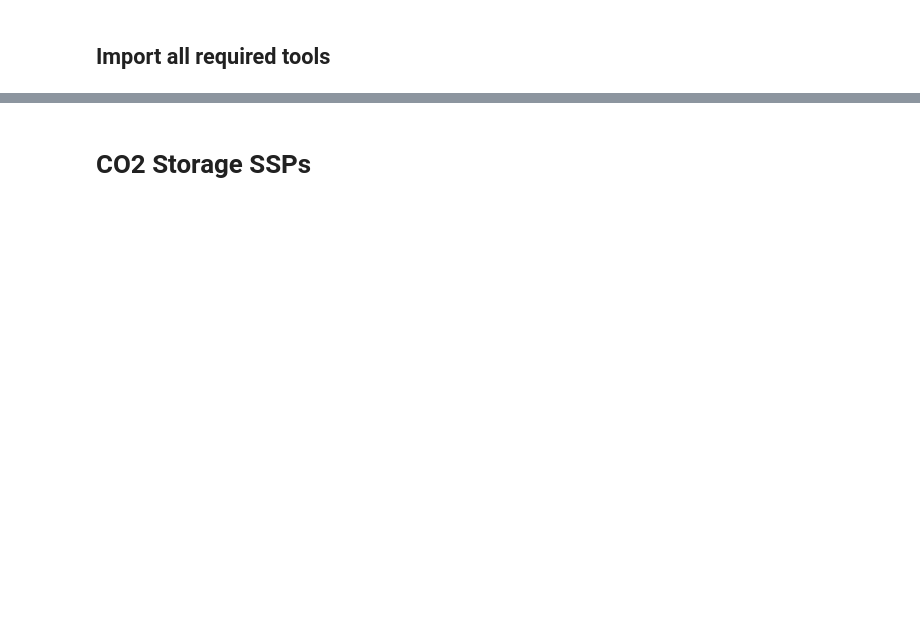
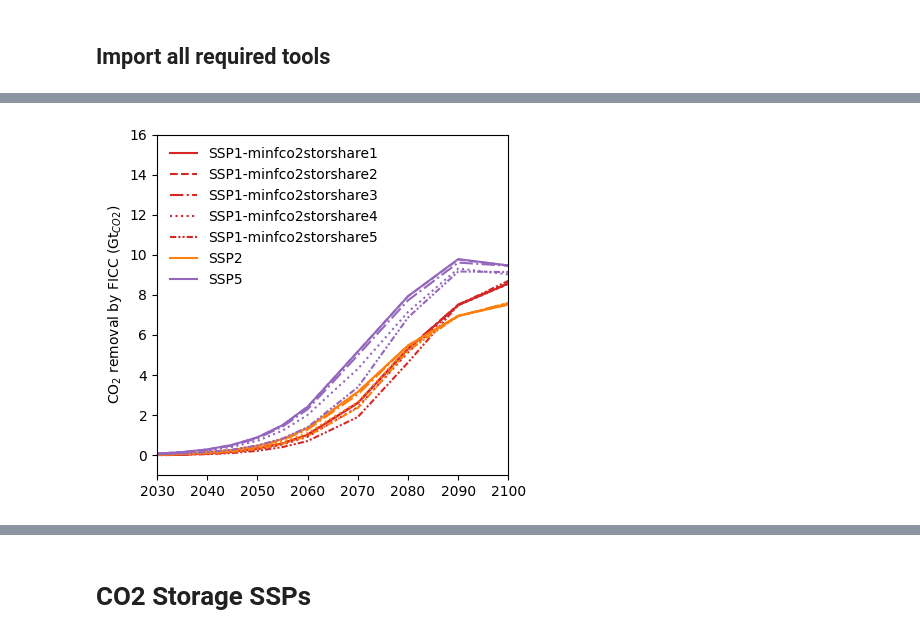
Before and after one commit to ywpratama/message_ix, a Jupyter notebook: tutorial/dac_scenarios/SSPs/[SSP_dev] Single Runner Summary Report - CO2 Infrastucture Split.ipynb, the cells around one changed output, grey strips where cells are left out. Cells and saved outputs as stored; diff of their text form; code cells hidden in the pictures; blank space fills up the shorter version.

```diff
--- a/tutorial/dac_scenarios/SSPs/[SSP_dev] Single Runner Summary Report - CO2 Infrastucture Split.ipynb
+++ b/tutorial/dac_scenarios/SSPs/[SSP_dev] Single Runner Summary Report - CO2 Infrastucture Split.ipynb
@@ -76,14 +76,23 @@ daccosts ={
     "daccost5":[1.00,0.77,0.61,0.46,0.36,0.27,0.22,0.16,0.13,0.11,0.11,0.10,0.10],
 }
 
+dacenergies ={
+    "dacener1":[1.00,0.97,0.96,0.94,0.93,0.92,0.91,0.91,0.90,0.90,0.90,0.90,0.90],
+    "dacener2":[1.00,0.92,0.87,0.82,0.79,0.76,0.74,0.72,0.71,0.70,0.70,0.70,0.70],
+    "dacener3":[1.00,0.87,0.79,0.70,0.64,0.59,0.56,0.54,0.51,0.51,0.51,0.50,0.50],
+    "dacener4":[1.00,0.82,0.70,0.58,0.50,0.43,0.39,0.35,0.32,0.31,0.31,0.30,0.30],
+    "dacener5":[1.00,0.77,0.61,0.46,0.36,0.27,0.22,0.16,0.13,0.11,0.11,0.10,0.10],
+}
+
 scenariotec = ['dac_lt','dac_ht']
 parameters = {
-    "co2rates":co2rates,
-    "mpens":mpens,
-    "stors":stors,
+#    "co2rates":co2rates,
+#    "mpens":mpens,
+#    "stors":stors,
 #    "maxfco2storshares":maxfco2storshares,
-#    "minfco2storshares":minfco2storshares,
-#    "daccosts":daccosts
+    "minfco2storshares":minfco2storshares,
+    "daccosts":daccosts,
+    "dacenergies":dacenergies
 }
 # %%
 list(parameters)
@@ -157,0 +171,66 @@ for par in list(parameters):
+# %%
+terms = ["long-term","short-term"]
+terms = ["long-term"]
+
+for par in list(parameters):
+    mp = ixmp.Platform()
+
+    if par == "mpens":
+        scenarios = {f"SSP_dev_{ssp}_v0.1_dac":
+                 {f"1000f_v0.13_dac-co2split_{parsc}": [] for parsc in parameters[par].keys()}
+                 for ssp in ssps
+                }
+    else:
+        scenarios = {f"SSP_dev_{ssp}_v0.1_dac":
+                 {f"1000f_v0.13_dac-co2split_mpen3_{parsc}": [] for parsc in parameters[par].keys()}
+                 for ssp in ssps
+                }
+
+    for k,v in scenarios.items():
+        for k1,v1 in v.items():
+            scen = message_ix.Scenario(mp, model=k, scenario=k1)
+            ccsrem = (scen.var("ACT",{"technology":"co2_tr_sd","mode":"M1"})
+                   .set_index(["node_loc","technology","year_vtg","year_act","mode","time"])
+                   .droplevel(["mode","time"])).mul(3.67).div(1000)
+            ccsrem = ccsrem.groupby("year_act").sum()["lvl"]
+            scenarios[k][k1] = ccsrem
+
+    for term in terms:
+        plt.figure(figsize=(4.5,4))
+        for ssp in ssps:
+            for p in range(len(parameters[par].keys())):
+                model = f"SSP_dev_{ssp}_v0.1_dac"
+                if par == "mpens":
+                    scenario = f"1000f_v0.13_dac-co2split_{list(parameters[par].keys())[p]}"
+                else:
+                    scenario = f"1000f_v0.13_dac-co2split_mpen3_{list(parameters[par].keys())[p]}"
+
+                if ssp == "SSP1":
+                    kwargs = {"label": f"{ssp}-{list(parameters[par].keys())[p]}"}
+                elif ssp != "SSP1" and p == 0:
+                    kwargs = {"label": f"{ssp}"}
+                else:
+                    kwargs = {}
+
+                plt.plot(scenarios[model][scenario], ls=lines[p], c=colors[ssp], **kwargs)
+
+        if term == "long-term":
+            plt.xlim(2030,2100)
+            plt.xticks(range(2030,2110,10))
+            plt.ylim(-1,16)
+            plt.yticks(range(0,18,2))
+        else:
+            plt.xlim(2030,2070)
+            plt.xticks(range(2030,2080,10))
+            plt.ylim(-1,16)
+            plt.yticks(range(0,18,2))
+
+        plt.ylabel("CO$_2$ removal by FICC (Gt$_{CO2}$)")
+        plt.legend(frameon=False)
+        plt.tight_layout()
+        plt.savefig(f"{term}_ficc-removal_{par}-scenario.jpeg",dpi=300)
+        plt.show()
+
+    mp.close_db()
+# %% [output]
+[figure, added]
```
Also changed, not shown: parts of 11 cells of this notebook, 35 other files.
